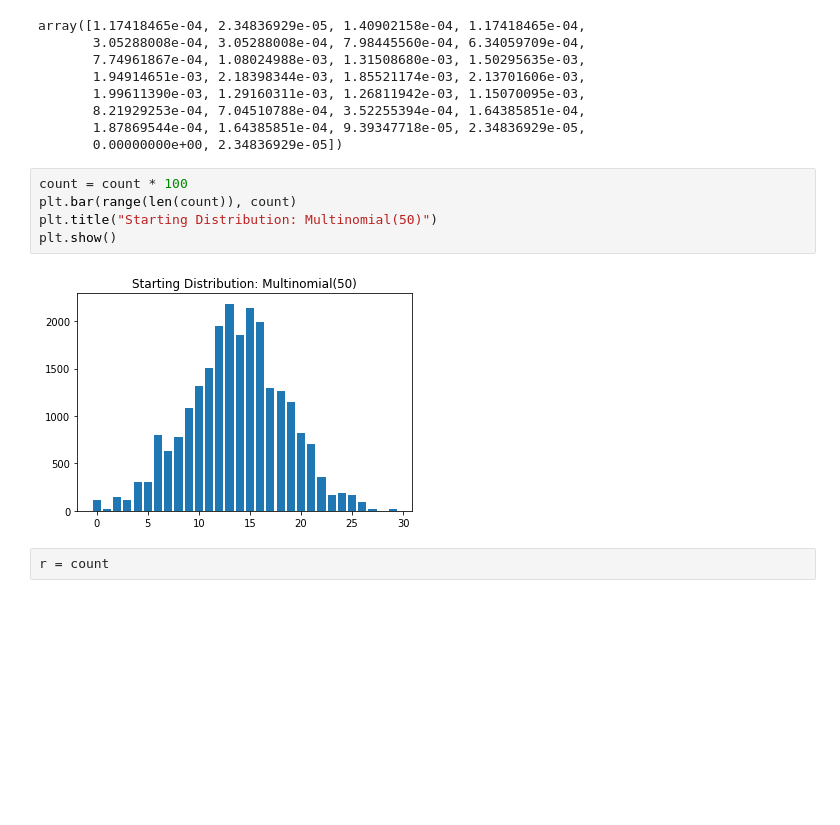
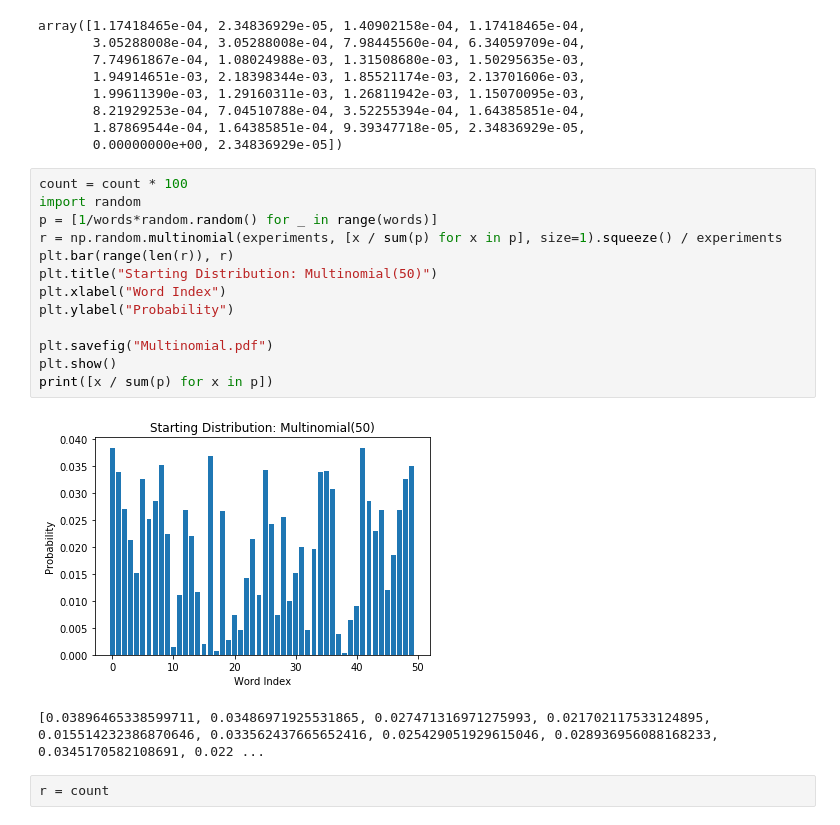
Before and after one commit to federicoBetti/RelGAN, a Jupyter notebook: src/jupyter_tests/GumbleSoftmax.ipynb, the cells around one changed output. Saved outputs shown, nothing was run; the diff lists cells and outputs as text; blank space fills up the shorter version.

```diff
--- a/src/jupyter_tests/GumbleSoftmax.ipynb
+++ b/src/jupyter_tests/GumbleSoftmax.ipynb
@@ -65,13 +66,22 @@ array([1.17418465e-04, 2.34836929e-05, 1.40902158e-04, 1.17418465e-04,
        8.21929253e-04, 7.04510788e-04, 3.52255394e-04, 1.64385851e-04,
        1.87869544e-04, 1.64385851e-04, 9.39347718e-05, 2.34836929e-05,
        0.00000000e+00, 2.34836929e-05])
-# %%
-count = count * 100
-plt.bar(range(len(count)), count)
-plt.title("Starting Distribution: Multinomial(50)")
-plt.show()
-# %% [output]
-[figure, removed]
+# %%
+count = count * 100
+import random
+p = [1/words*random.random() for _ in range(words)]
+r = np.random.multinomial(experiments, [x / sum(p) for x in p], size=1).squeeze() / experiments
+plt.bar(range(len(r)), r)
+plt.title("Starting Distribution: Multinomial(50)")
+plt.xlabel("Word Index")
+plt.ylabel("Probability")
+
+plt.savefig("Multinomial.pdf")
+plt.show()
+print([x / sum(p) for x in p])
+# %% [output]
+[figure, added]
+[0.03896465338599711, 0.03486971925531865, 0.027471316971275993, 0.021702117533124895, 0.015514232386870646, 0.033562437665652416, 0.025429051929615046, 0.028936956088168233, 0.0345170582108691, 0.022 ...
 # %%
 r = count
 # %%
```
Also changed, not shown: parts of 8 cells of this notebook, 17 other files.
